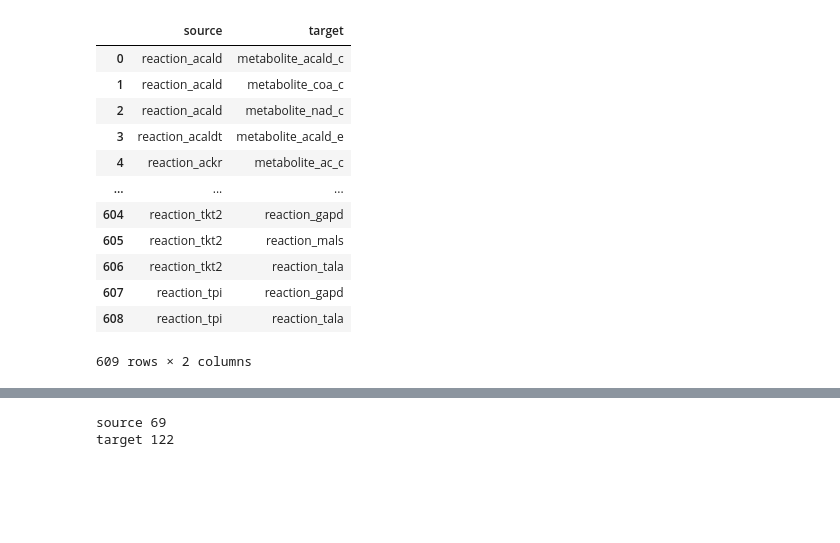
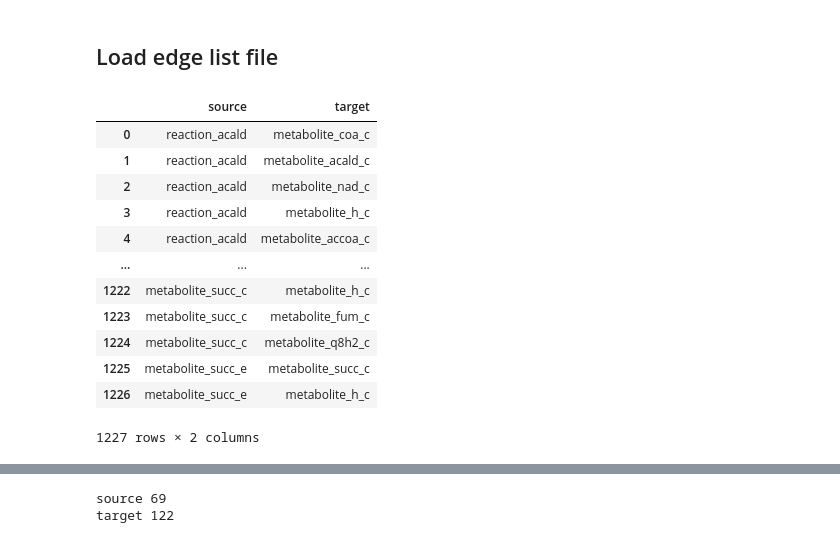
Before and after one commit to costasmexis/gemon, a Jupyter notebook: ecoli_core/e_coli_core_graph.ipynb, the cells around one changed output, grey strips where cells are left out. Saved outputs shown, nothing was run; the diff lists cells and outputs as text; code cells hidden in the pictures; blank space fills up the shorter version.

```diff
--- a/ecoli_core/e_coli_core_graph.ipynb
+++ b/ecoli_core/e_coli_core_graph.ipynb
@@ -120,18 +31,24 @@ from sklearn.metrics import roc_auc_score
+# %% [markdown]
+## Load edge list file
 # %%
-df = pd.read_csv('../data/queries/query-result-full.csv')
-df.rename(columns = {'s':'source', 'o': 'target'}, inplace = True)
+df = pd.read_csv('../data/queries/e_coli_edge_list.csv')
+df.rename(columns = {'[reaction]':'source', 'met': 'target'}, inplace = True)
+
+for col in df.columns:
+    df[col] = df[col].apply(lambda row : row[3:] )
+
 df
 # %% [output]
 |  | source | target |
-| 0 | reaction_acald | metabolite_acald_c |
-| 1 | reaction_acald | metabolite_coa_c |
+| 0 | reaction_acald | metabolite_coa_c |
+| 1 | reaction_acald | metabolite_acald_c |
 | 2 | reaction_acald | metabolite_nad_c |
-| 3 | reaction_acaldt | metabolite_acald_e |
-| 4 | reaction_ackr | metabolite_ac_c |
+| 3 | reaction_acald | metabolite_h_c |
+| 4 | reaction_acald | metabolite_accoa_c |
 | ... | ... | ... |
-| 604 | reaction_tkt2 | reaction_gapd |
-| 605 | reaction_tkt2 | reaction_mals |
-| 606 | reaction_tkt2 | reaction_tala |
-| 607 | reaction_tpi | reaction_gapd |
-| 608 | reaction_tpi | reaction_tala |
+| 1222 | metabolite_succ_c | metabolite_h_c |
+| 1223 | metabolite_succ_c | metabolite_fum_c |
+| 1224 | metabolite_succ_c | metabolite_q8h2_c |
+| 1225 | metabolite_succ_e | metabolite_succ_c |
+| 1226 | metabolite_succ_e | metabolite_h_c |
-609 rows × 2 columns
+1227 rows × 2 columns
```
Also changed, not shown: parts of 32 cells of this notebook, 12 other files.
